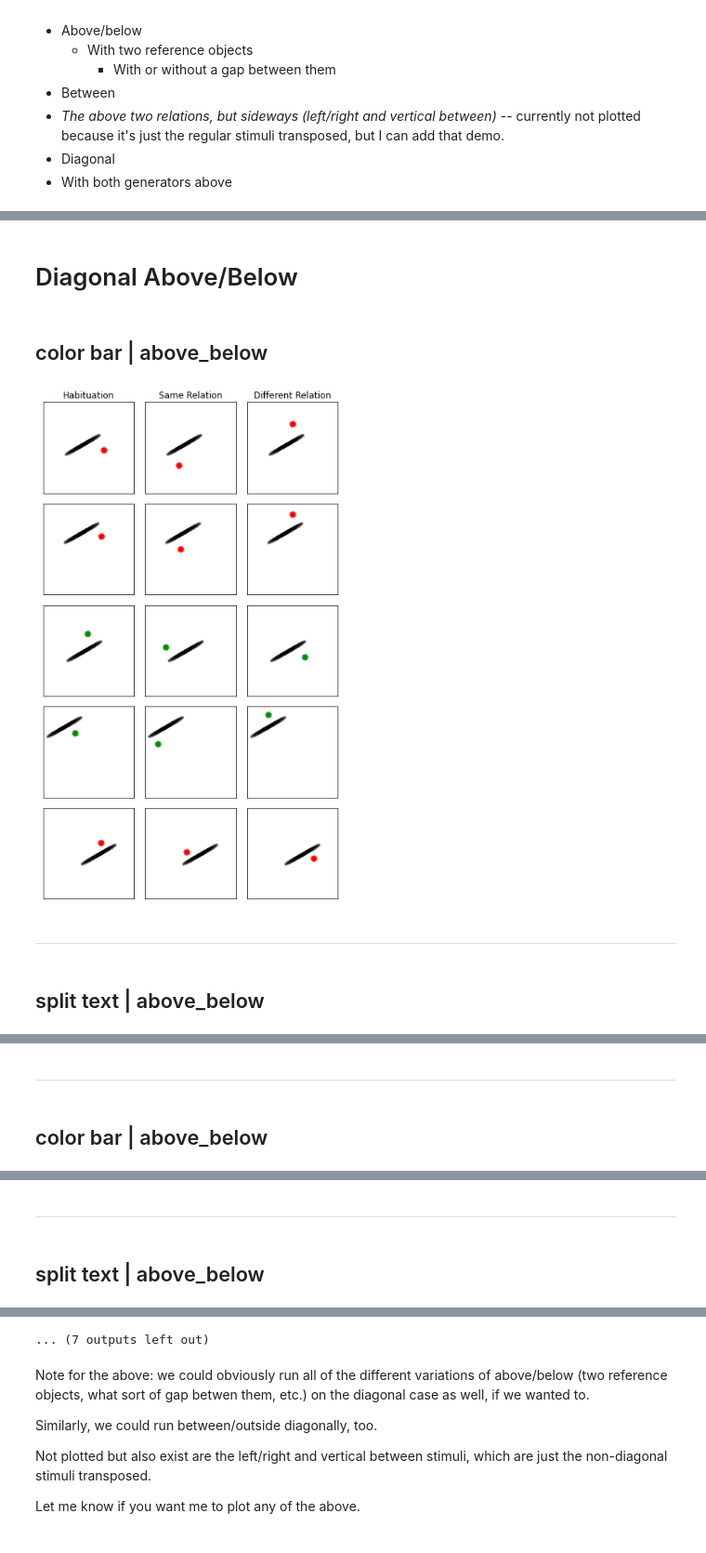
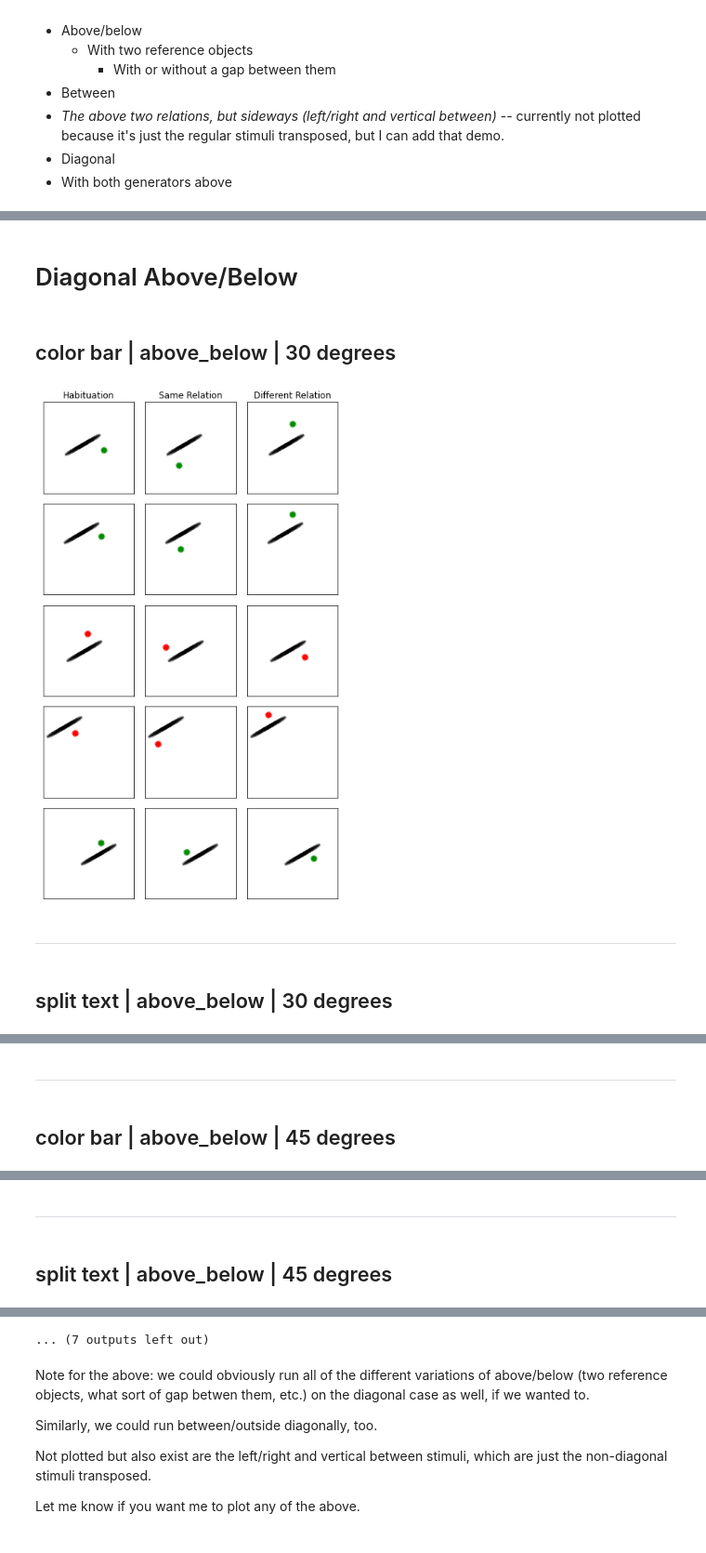
Before and after one commit to guydav/simple-relational-reasoning, a Jupyter notebook: notebooks/QuinnStimuliDemo.ipynb, the cells around one changed output, grey strips where cells are left out. Shown: that part at 93% size. Cells and saved outputs as stored; diff of their text form; code cells hidden in the pictures.

```diff
--- a/notebooks/QuinnStimuliDemo.ipynb
+++ b/notebooks/QuinnStimuliDemo.ipynb
@@ -112,7 +82,8 @@ for two_reference_objects in (False, True):
         distance_endpoints = distance_endpoints_dict[(two_reference_objects, adjacent_reference_objects)]
 
         for stimulus_generator, generator_name in \
-            zip((make_color_bar_gen(), make_split_text_gen()), ('color bar', 'split text')):
+            zip((build_colored_target_black_reference_stimulus_generator(), build_split_text_stimulus_generator()),
+                ('color bar', 'split text')):
 
             triplet_generator = QuinnTripletGenerator(stimulus_generator, distance_endpoints,
                 relation=relation, two_reference_objects=two_reference_objects,
@@ -148,7 +119,7 @@ display(Markdown('# Between/Outside'))
 distance_endpoints = distance_endpoints_dict[(two_reference_objects, adjacent_reference_objects)]
 
 for stimulus_generator, generator_name in \
-    zip((make_color_bar_gen(), make_split_text_gen()), ('color bar', 'split text')):
+    zip((build_colored_target_black_reference_stimulus_generator(), build_split_text_stimulus_generator()), ('color bar', 'split text')):
 
     triplet_generator = QuinnTripletGenerator(stimulus_generator, distance_endpoints,
         relation=relation, two_reference_objects=True,
@@ -172,33 +143,33 @@ for stimulus_generator, generator_name in \
 # %%
 relation = ABOVE_BELOW_RELATION
 distance_endpoints = (30, 80)
 N_examples = 5
 
 display(Markdown('# Diagonal Above/Below'))
 
 distance_endpoints = distance_endpoints_dict[(two_reference_objects, adjacent_reference_objects)]
 
 for rotate_angle in (30, 45, 60):
     for stimulus_generator, generator_name in \
-        zip((make_color_bar_gen(rotate_angle=rotate_angle), make_split_text_gen(rotate_angle=rotate_angle)), ('color bar', 'split text')):
+        zip((build_colored_target_black_reference_stimulus_generator(rotate_angle=rotate_angle), build_split_text_stimulus_generator(rotate_angle=rotate_angle)), ('color bar', 'split text')):
 
         triplet_generator = QuinnTripletGenerator(stimulus_generator, distance_endpoints,
             relation=relation, two_reference_objects=False,
             adjacent_reference_objects=False)
 
         # adj_str = 'adjacent refs' if adjacent_reference_objects else ('non-adjacent refs' if two_reference_objects else '')
         # title = f'{generator_name} | {relation} | {"two refs" if two_reference_objects else "one ref"}{" | " if adj_str else ""}{adj_str}'
-        title = f'{generator_name} | {relation}'
+        title = f'{generator_name} | {relation} | {rotate_angle} degrees'
         display(Markdown(f'## {title}'))
         triplets = triplet_generator(N_examples, normalize=False)
         plot_triplets(triplets)
         display(Markdown('----'))
 # %% [output]
 # Diagonal Above/Below
-## color bar | above_below
+## color bar | above_below | 30 degrees
-[figure, old version]
+[figure, new version]
 ----
-## split text | above_below
+## split text | above_below | 30 degrees
 [figure]
 ----
-## color bar | above_below
+## color bar | above_below | 45 degrees
@@ -206,5 +177,5 @@ for rotate_angle in (30, 45, 60):
 ----
-## split text | above_below
+## split text | above_below | 45 degrees
 [figure]
 ... (7 outputs left out)
 # %% [markdown]
```
Also changed, not shown: parts of 5 cells of this notebook, 1 other file.
